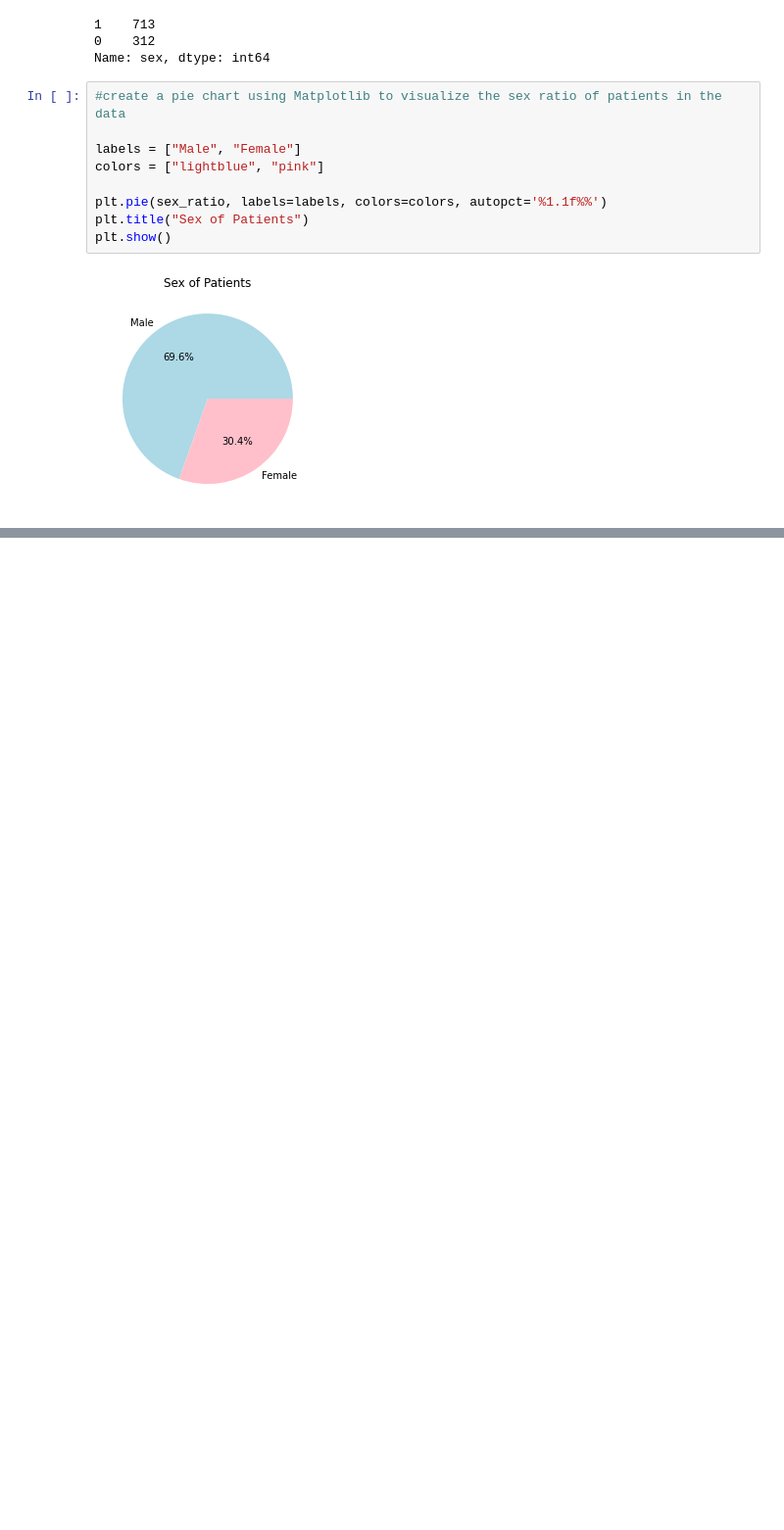
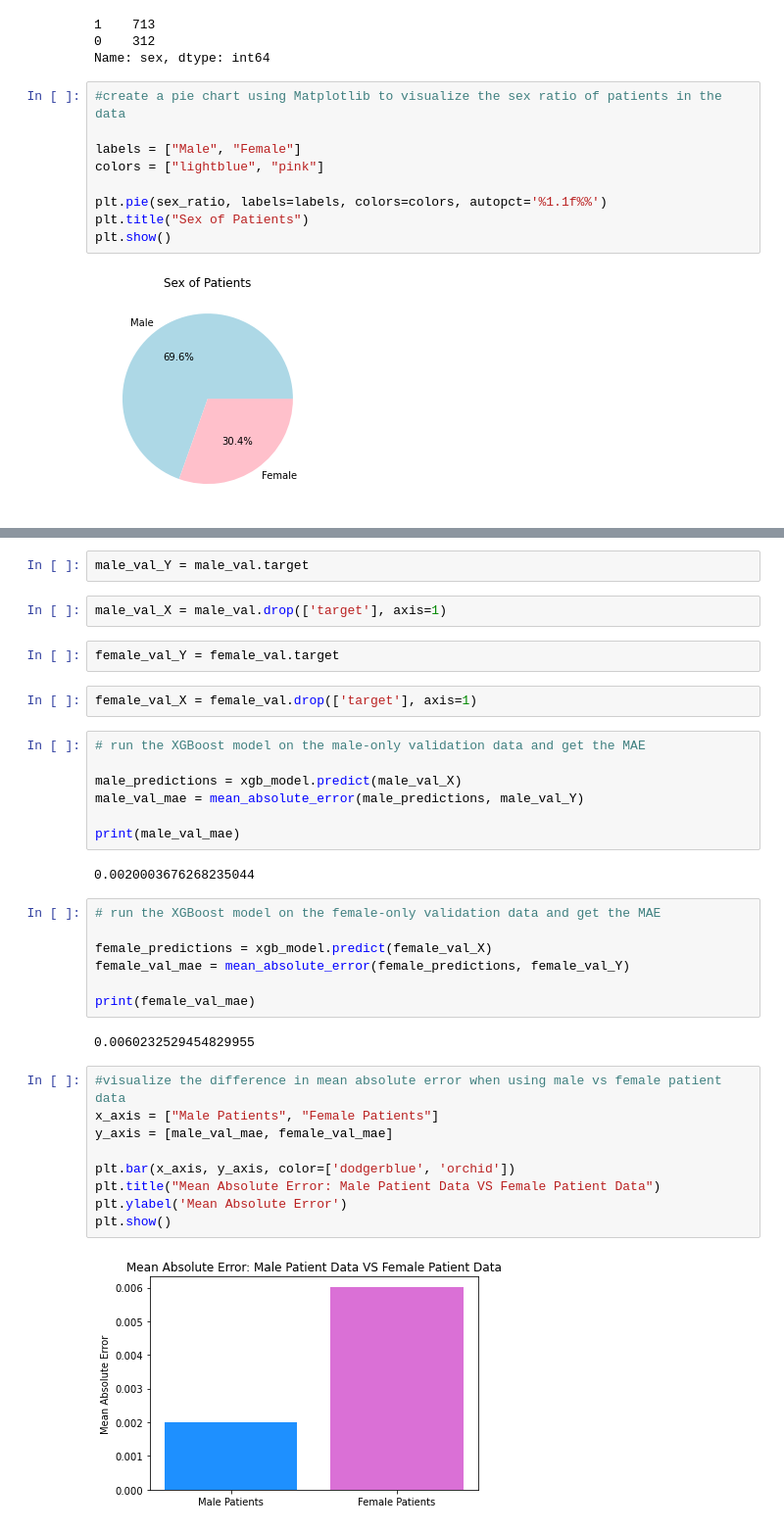
Before and after one commit to twolightsabovethesea/heart-disease, a Jupyter notebook: heart_disease.ipynb, the cells around one changed output, grey strips where cells are left out. Shown at 98% size. Saved outputs shown, nothing was run; the diff lists cells and outputs as text; blank space fills up the shorter version.

Commit message:
found the mean absolute error for the XGBoost model for male patients and female patients separately, visualized it with a bar graph using Matplotlib, and began exploring age demographics

```diff
--- a/heart_disease.ipynb
+++ b/heart_disease.ipynb
@@ -178,0 +205,37 @@ plt.show()
+# %%
+male_val_Y = male_val.target
+# %%
+male_val_X = male_val.drop(['target'], axis=1)
+# %%
+female_val_Y = female_val.target
+# %%
+female_val_X = female_val.drop(['target'], axis=1)
+# %%
+# run the XGBoost model on the male-only validation data and get the MAE
+
+male_predictions = xgb_model.predict(male_val_X)
+male_val_mae = mean_absolute_error(male_predictions, male_val_Y)
+
+print(male_val_mae)
+# %% [output]
+0.0020003676268235044
+# %%
+# run the XGBoost model on the female-only validation data and get the MAE
+
+female_predictions = xgb_model.predict(female_val_X)
+female_val_mae = mean_absolute_error(female_predictions, female_val_Y)
+
+print(female_val_mae)
+# %% [output]
+0.0060232529454829955
+# %%
+#visualize the difference in mean absolute error when using male vs female patient data
+x_axis = ["Male Patients", "Female Patients"]
+y_axis = [male_val_mae, female_val_mae]
+
+plt.bar(x_axis, y_axis, color=['dodgerblue', 'orchid'])
+plt.title("Mean Absolute Error: Male Patient Data VS Female Patient Data")
+plt.ylabel('Mean Absolute Error')
+plt.show()
+# %% [output]
+[figure, added]
```
Also changed, not shown: parts of 6 cells of this notebook.
